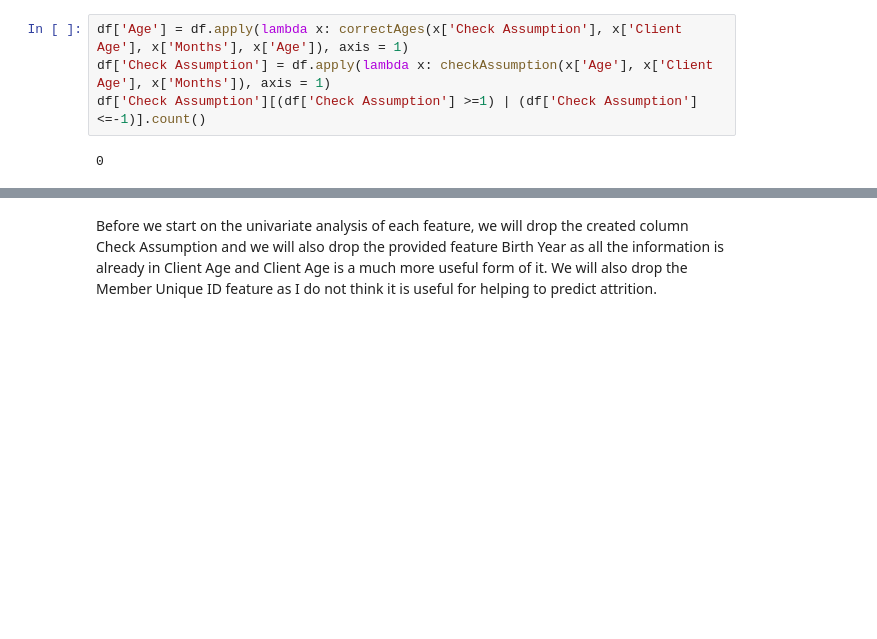
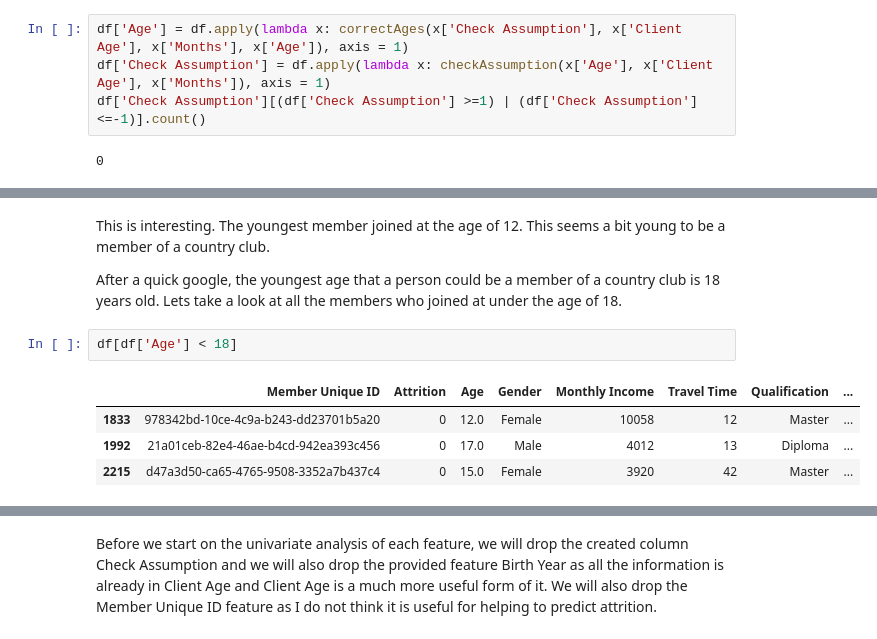
Before and after one commit to Anglesofdeath/attrition-data-science-project, a Jupyter notebook: eda.ipynb, the cells around one changed output, grey strips where cells are left out. Saved outputs shown, nothing was run; the diff lists cells and outputs as text; blank space fills up the shorter version.

```diff
--- a/eda.ipynb
+++ b/eda.ipynb
@@ -461,0 +476,11 @@ df['Check Assumption'][(df['Check Assumption'] >=1) | (df['Check Assumption'] <=
+# %% [markdown]
+This is interesting. The youngest member joined at the age of 12. This seems a bit young to be a member of a country club.
+
+After a quick google, the youngest age that a person could be a member of a country club is 18 years old. Lets take a look at all the members who joined at under the age of 18.
+# %%
+df[df['Age'] < 18]
+# %% [output]
+|  | Member Unique ID | Attrition | Age | Gender | Monthly Income | Travel Time | Qualification | ... |
+| 1833 | 978342bd-10ce-4c9a-b243-dd23701b5a20 | 0 | 12.0 | Female | 10058 | 12 | Master | ... |
+| 1992 | 21a01ceb-82e4-46ae-b4cd-942ea393c456 | 0 | 17.0 | Male | 4012 | 13 | Diploma | ... |
+| 2215 | d47a3d50-ca65-4765-9508-3352a7b437c4 | 0 | 15.0 | Female | 3920 | 42 | Master | ... |
```
Also changed, not shown: parts of 9 cells of this notebook.
